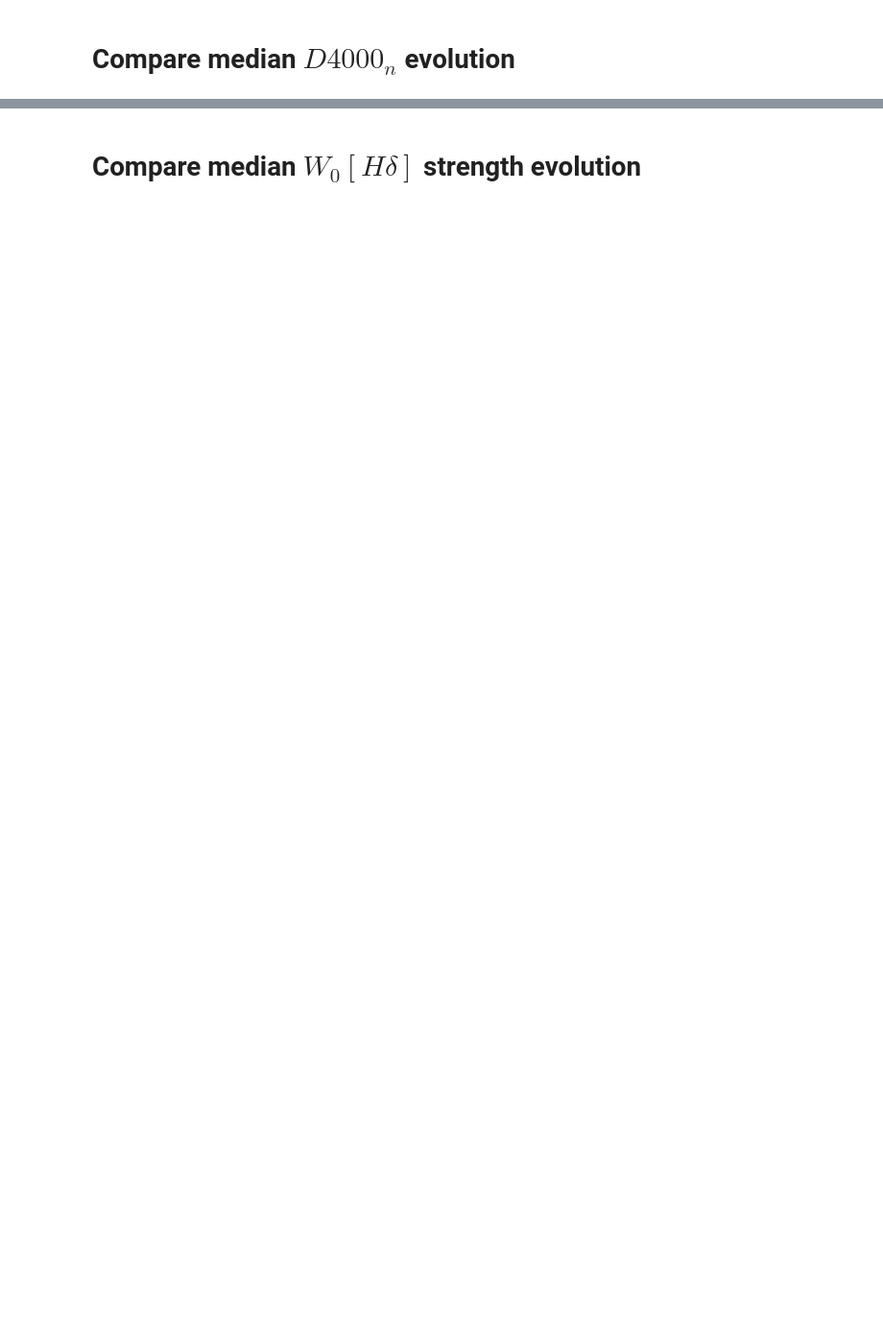
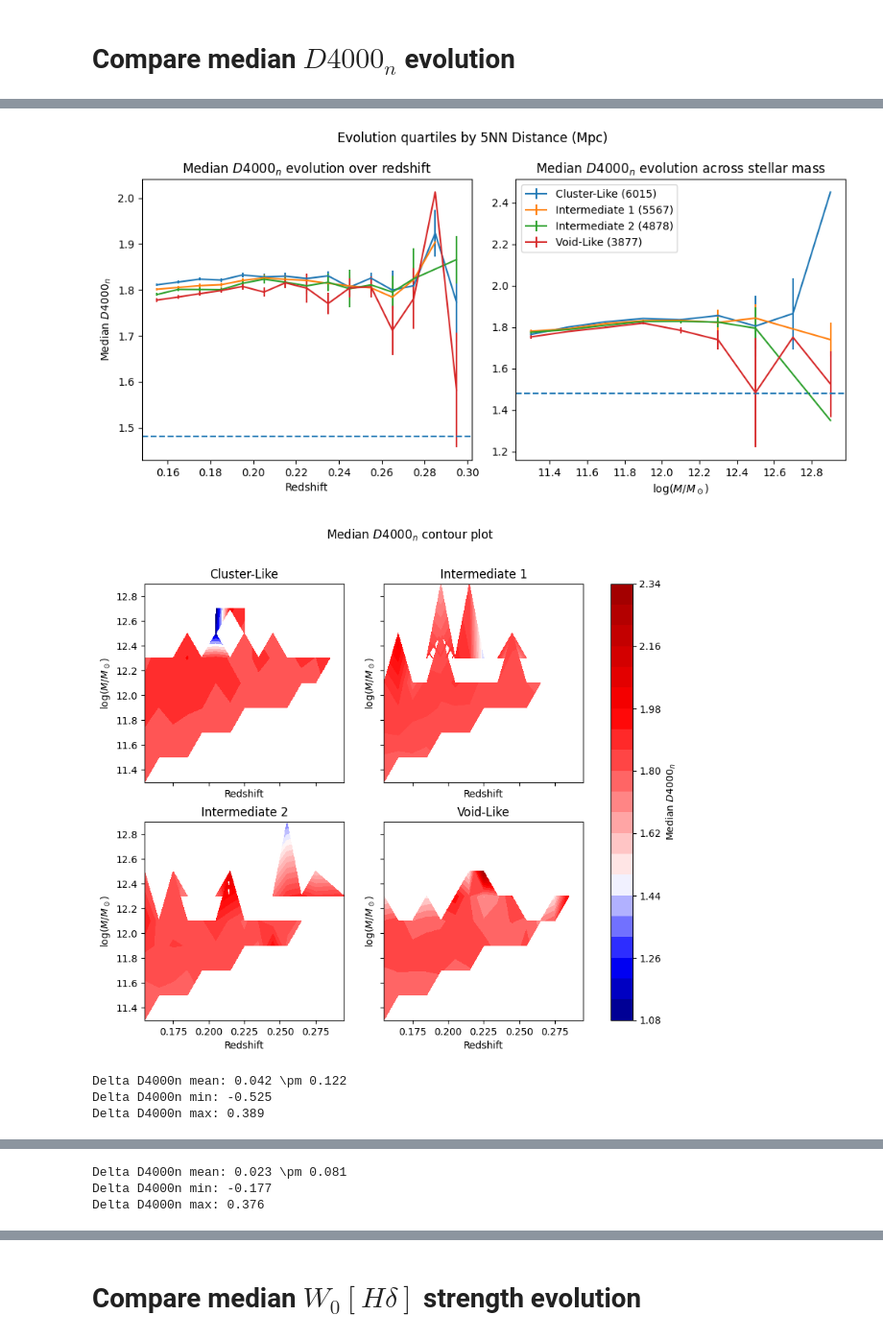
Before and after one commit to maraMaraschino/capstone-project, a Jupyter notebook: timescapes-notebook.ipynb, the cells around one changed output, grey strips where cells are left out. Shown at 96% size. Cells and saved outputs as stored; diff of their text form; code cells hidden in the pictures; blank space fills up the shorter version.

```diff
--- a/timescapes-notebook.ipynb
+++ b/timescapes-notebook.ipynb
@@ -2472,0 +2452,12 @@ delta d4000n max: 0.389
+# %%
+env_list = ["env", "density"]
+for env in env_list:
+    plot_quartiles_by_redshift_and_mass(analysis_sample, env, "D4000n")
+    grid = create_contour_plots(analysis_sample, env, "D4000n")
+    create_difference_map(grid, env, "D4000n")
+# %% [output]
+[figure, added]
+[figure, added]
+Delta D4000n mean: 0.042 \pm 0.122
+Delta D4000n min: -0.525
+Delta D4000n max: 0.389
@@ -2472,0 +2467,3 @@ delta d4000n max: 0.389
+Delta D4000n mean: 0.023 \pm 0.081
+Delta D4000n min: -0.177
+Delta D4000n max: 0.376
```
Also changed, not shown: parts of 11 cells of this notebook.
